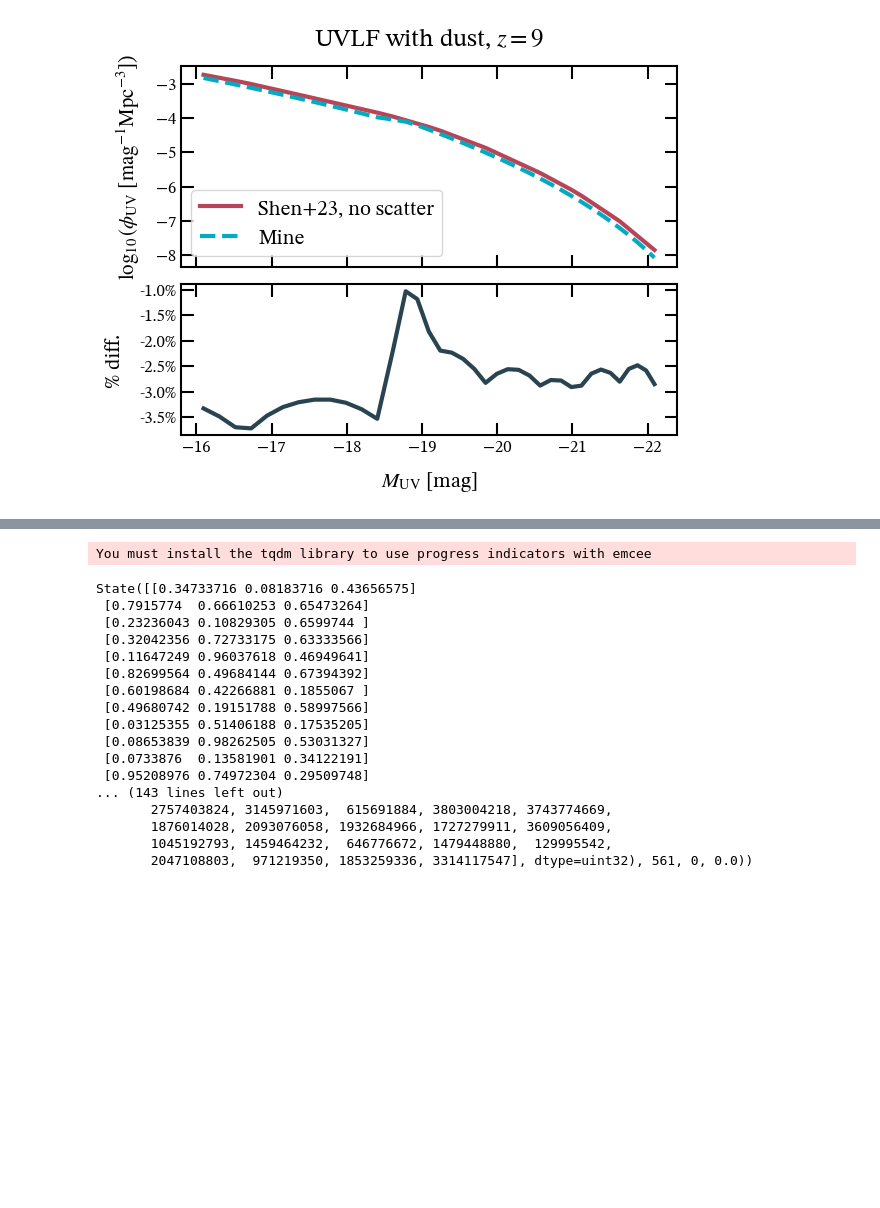
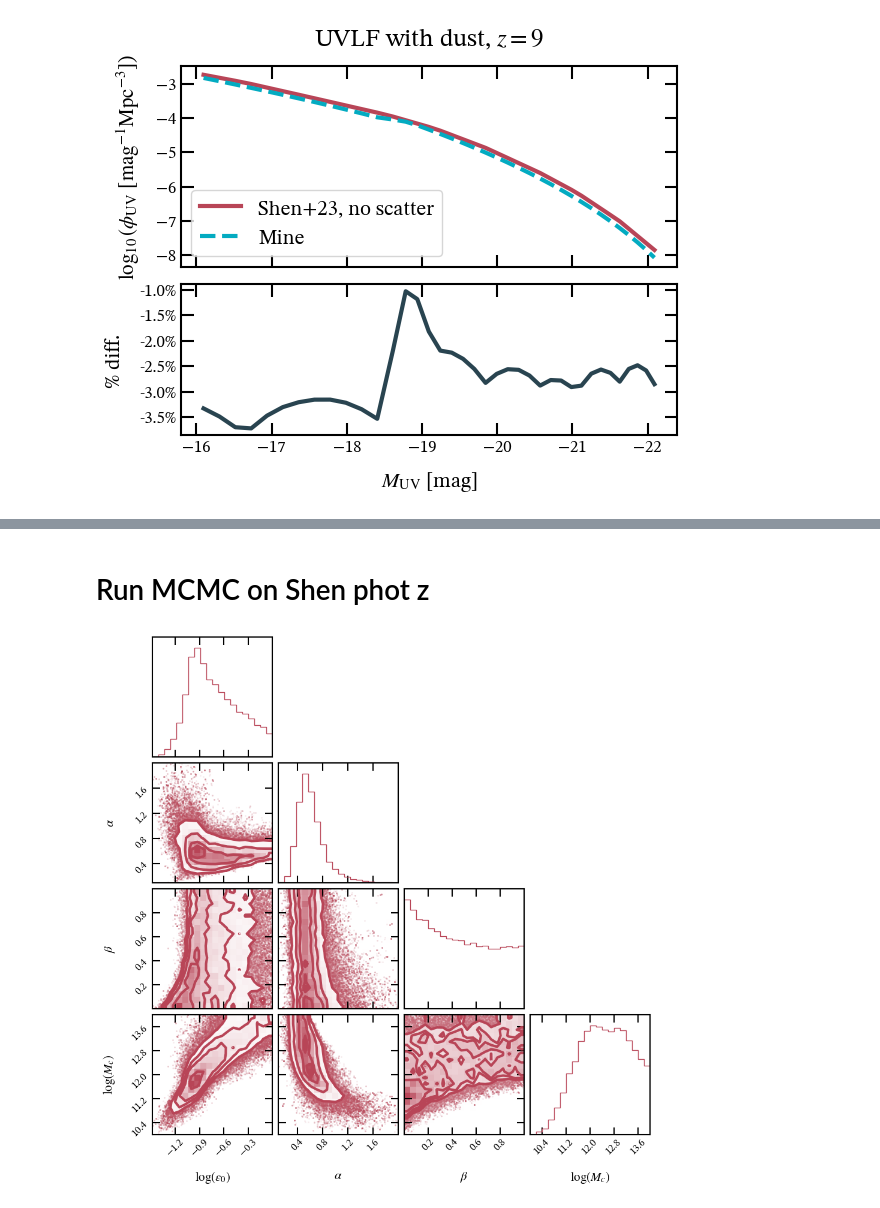
Before and after one commit to ebregou/modeling_stochasticity, a Jupyter notebook: notebooks/UVLF.ipynb, the cells around one changed output, grey strips where cells are left out. Cells and saved outputs as stored; diff of their text form; code cells hidden in the pictures; blank space fills up the shorter version.

```diff
--- a/notebooks/UVLF.ipynb
+++ b/notebooks/UVLF.ipynb
@@ -224,4 +208,0 @@ axs[0].legend()
-# %%
-# Parameters are epsilon_0, M_0, alpha, beta
-lowers = [0, 0, 0]
-uppers = [1, 1, 1]
@@ -333,0 +309,14 @@ class UVLF_MCMC:
+# %%
+def run_MCMC(data_x, data_y, yerr, bw, lowers, uppers, start_vals, z = 0, nwalkers = 30, N = 5000):
+    """
+    If you don't want a binned one, just set bw to None.
+    """
+    ndim = len(start_vals)
+    start = start_vals + 1e-4*np.random.randn(nwalkers, ndim) # Start each of the walkers in a slightly different place
+    my_MCMC = UVLF_MCMC(lowers, uppers, z)
+
+    sampler = emcee.EnsembleSampler(nwalkers, ndim, my_MCMC.log_probability, args=(data_x, data_y, yerr, bw))
+    sampler.run_mcmc(start, N)
+    samples = sampler.get_chain(discard=100, flat = True)
+
+    return my_MCMC, samples
@@ -333,0 +364,9 @@ class UVLF_MCMC:
+# %%
+labels = [r"$\log(\epsilon_0)$", r"$\alpha$", r"$\beta$", r'$\log(M_c)$']
+lowers = [-4, 0, 0, 10]
+uppers = [0, 2, 1, 14]
+start_vals = np.array([-1, 0.6, 0.5, 12])
+nwalkers = 30
+N = 5000
+# %% [markdown]
+# Run MCMC on Shen phot z
@@ -334,28 +402,7 @@ class UVLF_MCMC:
+# %%
+shen_error = np.ones_like(shen_M_UV_dust)/2 # This is fake error
 # %%
-fiducial = np.array([0.1, 0.6, 0.5])
-nwalkers = 30
-ndim = len(fiducial)
-start = fiducial + 1e-4*np.random.randn(nwalkers, ndim) # Start each of the walkers in a slightly different place
-my_MCMC = UVLF_MCMC(lowers, uppers, z = 9)
-
-sampler = emcee.EnsembleSampler(nwalkers, ndim, my_MCMC.log_probability, args=(data_x, data_y))
-sampler.run_mcmc(start, 5000, progress=True)
+my_MCMC, shen_chain, corner_plot = run_MCMC(shen_M_UV_dust, shen_phi_dust, shen_error, None, lowers, uppers, labels,
+                                            start_vals, z)
 # %% [output]
-You must install the tqdm library to use progress indicators with emcee
-State([[0.34733716 0.08183716 0.43656575]
- [0.7915774  0.66610253 0.65473264]
- [0.23236043 0.10829305 0.6599744 ]
- [0.32042356 0.72733175 0.63333566]
- [0.11647249 0.96037618 0.46949641]
- [0.82699564 0.49684144 0.67394392]
- [0.60198684 0.42266881 0.1855067 ]
- [0.49680742 0.19151788 0.58997566]
- [0.03125355 0.51406188 0.17535205]
- [0.08653839 0.98262505 0.53031327]
- [0.0733876  0.13581901 0.34122191]
- [0.95208976 0.74972304 0.29509748]
-... (143 lines left out)
-       2757403824, 3145971603,  615691884, 3803004218, 3743774669,
-       1876014028, 2093076058, 1932684966, 1727279911, 3609056409,
-       1045192793, 1459464232,  646776672, 1479448880,  129995542,
-       2047108803,  971219350, 1853259336, 3314117547], dtype=uint32), 561, 0, 0.0))
+[figure, added]
```
Also changed, not shown: parts of 49 cells of this notebook, 13 other files.
